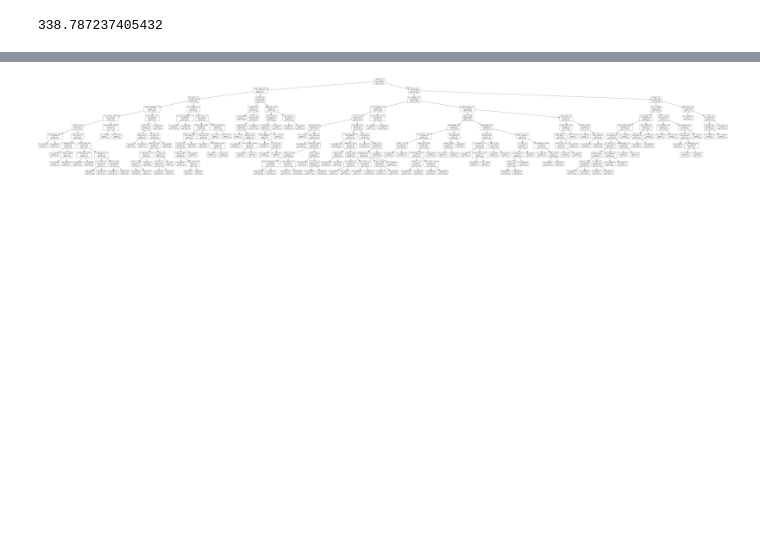
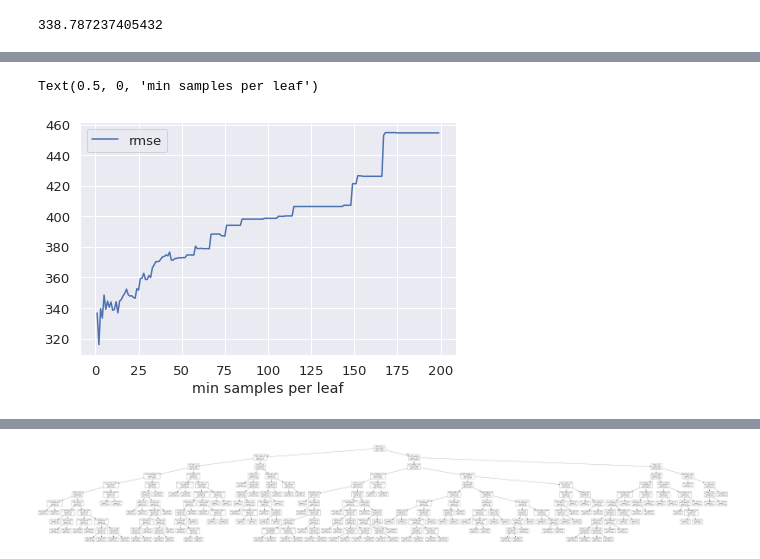
Before and after one commit to DanielKorenDataScience/RegressionProject, a Jupyter notebook: Regression Project.ipynb, the cells around one changed output, grey strips where cells are left out. Cells and saved outputs as stored; diff of their text form; code cells hidden in the pictures; blank space fills up the shorter version.

```diff
--- a/Regression Project.ipynb
+++ b/Regression Project.ipynb
@@ -255,0 +275,20 @@ RMSE
+# %%
+rmse_list = []
+
+min_samples_leaf_range = range(1, 200)
+
+result = pd.DataFrame(index=min_samples_leaf_range, columns =['rmse'])
+
+for i in min_samples_leaf_range:
+    model = DecisionTreeRegressor(min_samples_leaf=i)
+    model.fit(X_train, y_train)
+    y_fit = model.predict(X_test)
+    rmse = np.sqrt(mse(y_test, y_fit))
+    result.loc[i, 'rmse'] = rmse
+
+
+result.plot()
+plt.xlabel('min samples per leaf')
+# %% [output]
+Text(0.5, 0, 'min samples per leaf')
+[figure, added]
```
Also changed, not shown: parts of 18 cells of this notebook.
